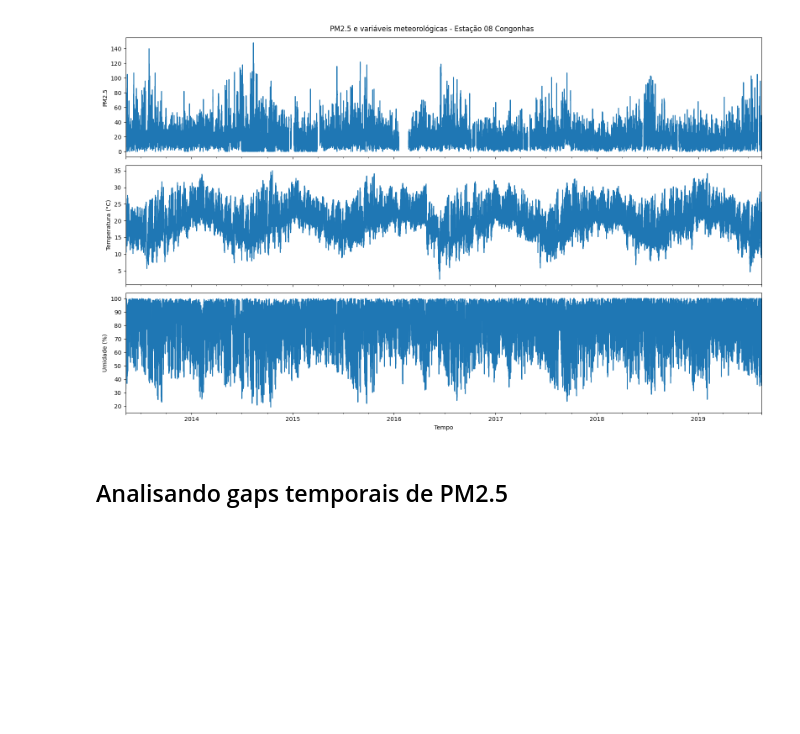
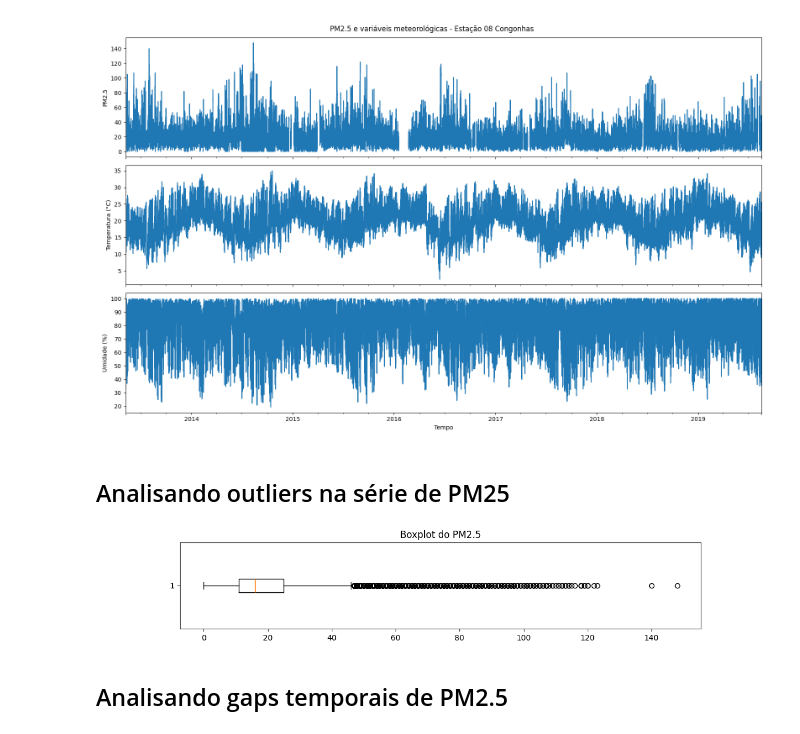
Before and after one commit to izabelcmn/respira_sp, a Jupyter notebook: notebook/izabelcmn_pre_processing.ipynb, the cells around one changed output. Saved outputs shown, nothing was run; the diff lists cells and outputs as text; code cells hidden in the pictures; blank space fills up the shorter version.

```diff
--- a/notebook/izabelcmn_pre_processing.ipynb
+++ b/notebook/izabelcmn_pre_processing.ipynb
@@ -93,6 +108,22 @@ plt.tight_layout()
 plt.show()
 # %% [output]
 [figure]
+# %% [markdown]
+## Analisando outliers na série de PM25
+# %%
+fig, ax = plt.subplots(figsize=(12,2))
+
+ax.boxplot(
+    df["MP2.5"].dropna(),
+    vert=False
+)
+
+ax.set_title("Boxplot do PM2.5")
+ax.set_xlabel("PM2.5")
+
+plt.show()
+# %% [output]
+[figure, added]
 # %% [markdown]
 ## Analisando gaps temporais de PM2.5
 # %%
```
Also changed, not shown: parts of 17 cells of this notebook, 6 other files.
